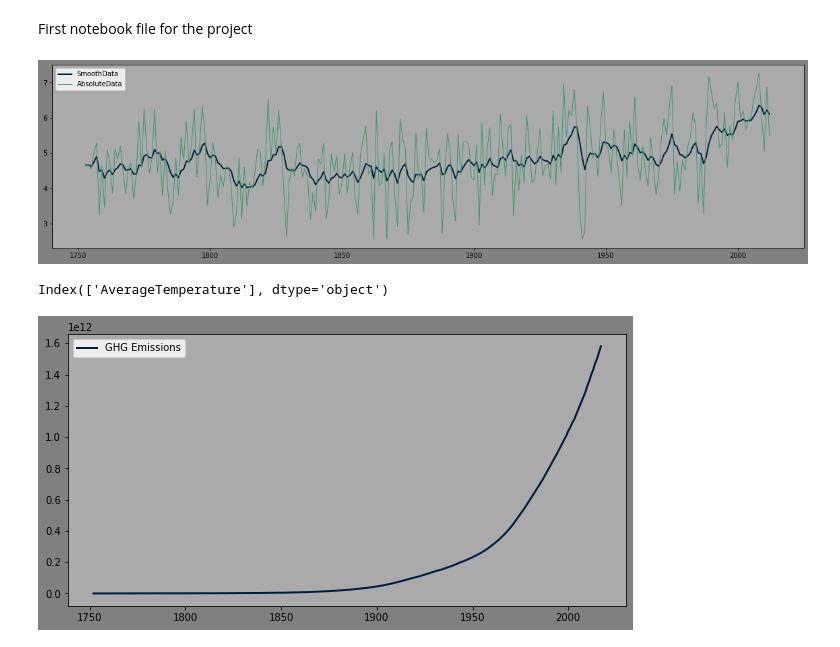
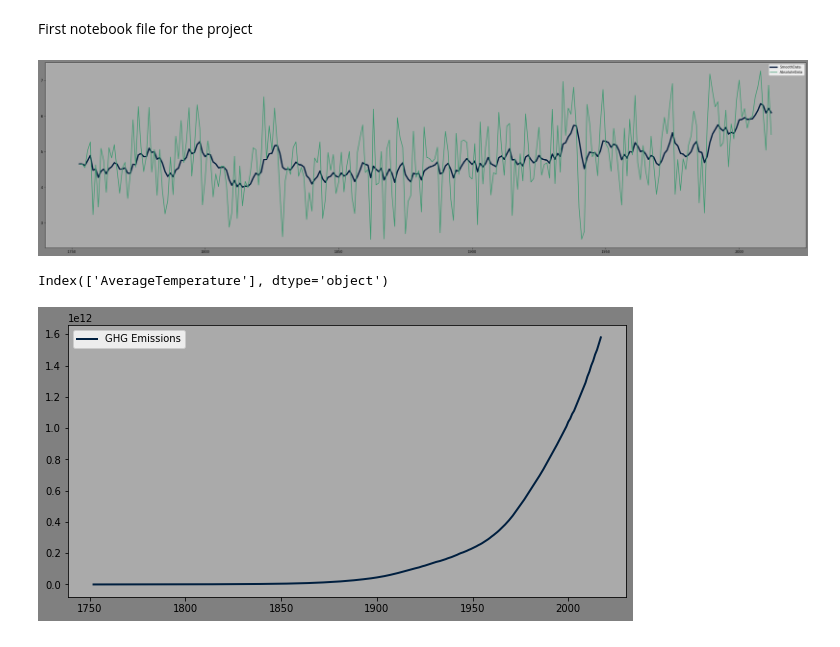
Before and after one commit to TL114/DataScience19, a Jupyter notebook: DS19.ipynb, the cells around one changed output. Saved outputs shown, nothing was run; the diff lists cells and outputs as text; code cells hidden in the pictures.

```diff
--- a/DS19.ipynb
+++ b/DS19.ipynb
@@ -11,20 +16,20 @@ from scipy import optimize
 # %%
 #Absolute temperatures, annual readings for Estonia
 data_abs_est = pd.read_csv("Estonia.csv",index_col=1, header=0,  parse_dates=True, squeeze=True)
 data_est1=data_abs_est.drop(["Unnamed: 0","AverageTemperatureUncertainty","Country"], axis=1)
 data_est=data_est1[2:3122]
 data_est_year = data_est.groupby([data_est.index.year]).mean()
 data_smooth=data_est_year.ewm(com=5).mean()
-plt.figure(figsize=(20,5),facecolor="gray")
+plt.figure(figsize=(40,10),facecolor="gray")
 ax=plt.axes()
 ax.set_facecolor("#AAAAAA")
-plt.plot(data_smooth,"#001f3f",linewidth=2,label="SmoothData")
-plt.plot(data_est_year,"#3D9970" ,linewidth=1,label="AbsoluteData")
+plt.plot(data_smooth,"#001f3f",linewidth=4,label="SmoothData")
+plt.plot(data_est_year,"#3D9970" ,linewidth=2,label="AbsoluteData")
 plt.legend()
 plt.show()
 data_smooth.columns
 # %% [output]
-[figure, old version]
+[figure, new version]
 Index(['AverageTemperature'], dtype='object')
 # %%
 #data_emissions=pd.read_csv("emission data.csv")
```
Also changed, not shown: parts of 5 cells of this notebook.
